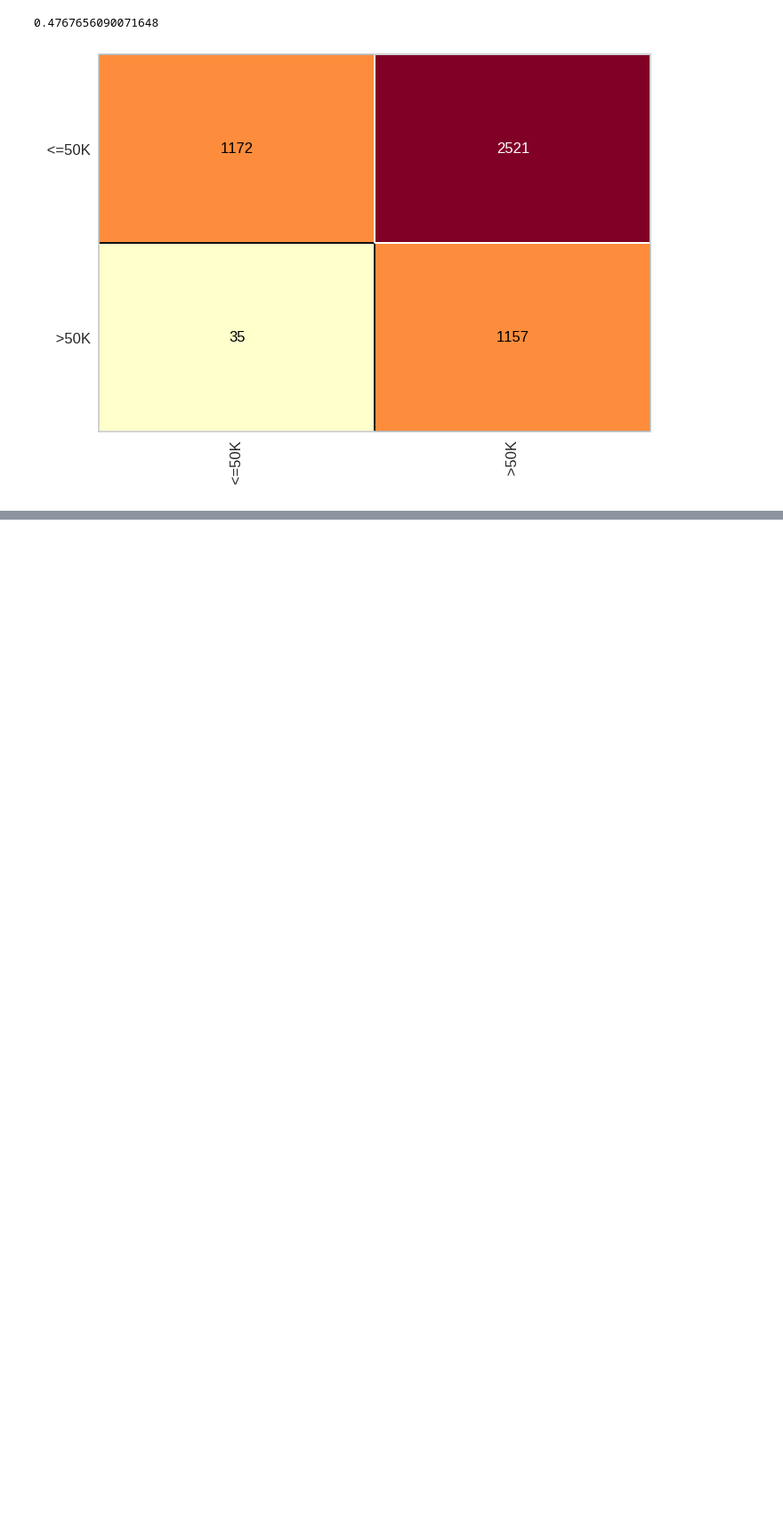
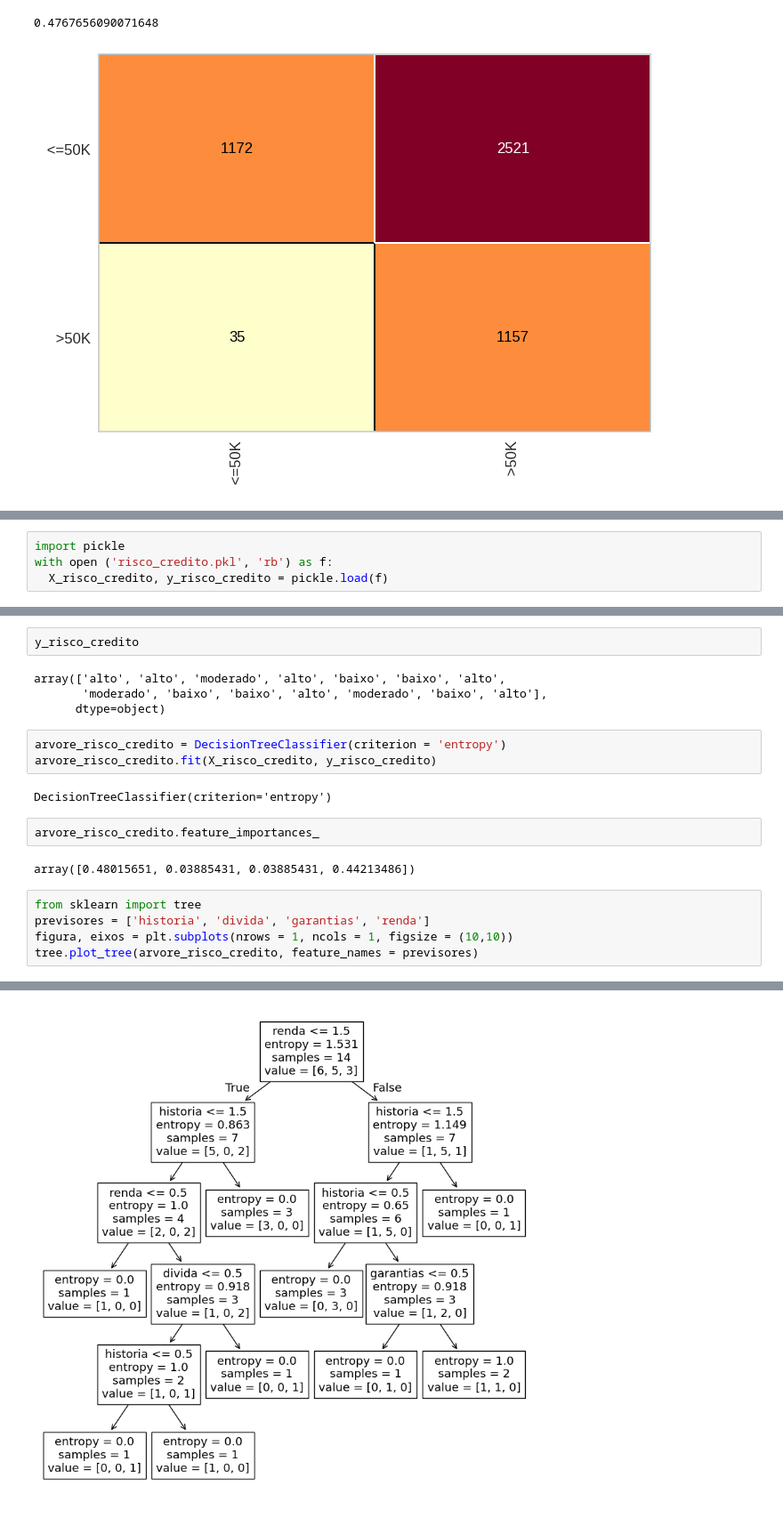
Before and after one commit to Salsep0/Aulas, a Jupyter notebook: Aula.ipynb, the cells around one changed output, grey strips where cells are left out. Shown at 89% size. Cells and saved outputs as stored; diff of their text form; blank space fills up the shorter version.

```diff
--- a/Aula.ipynb
+++ b/Aula.ipynb
@@ -359,0 +364,4 @@ cm.score(X_census_teste, y_census_teste)
+# %%
+import pickle
+with open ('risco_credito.pkl', 'rb') as f:
+  X_risco_credito, y_risco_credito = pickle.load(f)
@@ -359,0 +385,21 @@ cm.score(X_census_teste, y_census_teste)
+# %%
+y_risco_credito
+# %% [output]
+array(['alto', 'alto', 'moderado', 'alto', 'baixo', 'baixo', 'alto',
+       'moderado', 'baixo', 'baixo', 'alto', 'moderado', 'baixo', 'alto'],
+      dtype=object)
+# %%
+arvore_risco_credito = DecisionTreeClassifier(criterion = 'entropy')
+arvore_risco_credito.fit(X_risco_credito, y_risco_credito)
+# %% [output]
+DecisionTreeClassifier(criterion='entropy')
+# %%
+arvore_risco_credito.feature_importances_
+# %% [output]
+array([0.48015651, 0.03885431, 0.03885431, 0.44213486])
+# %%
+from sklearn import tree
+previsores = ['historia', 'divida', 'garantias', 'renda']
+figura, eixos = plt.subplots(nrows = 1, ncols = 1, figsize = (10,10))
+tree.plot_tree(arvore_risco_credito, feature_names = previsores)
+# %% [output]
@@ -359,0 +425 @@ cm.score(X_census_teste, y_census_teste)
+[figure, added]
```
Also changed, not shown: parts of 7 cells of this notebook.
